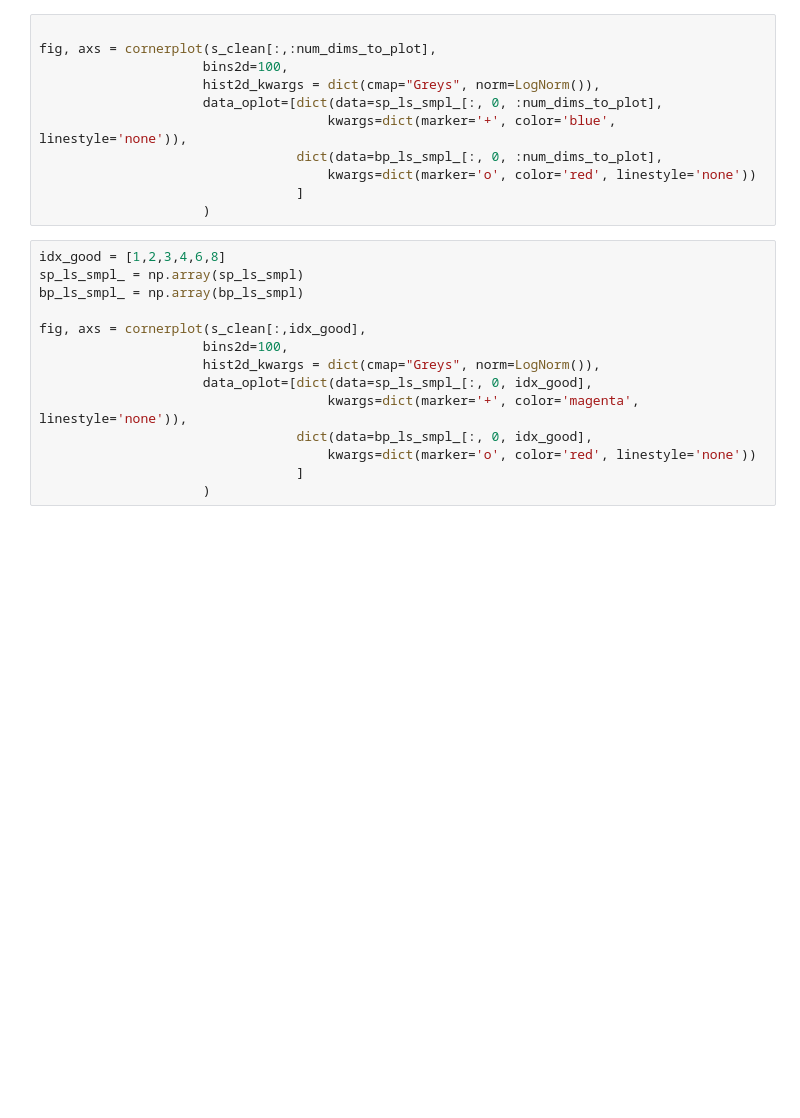
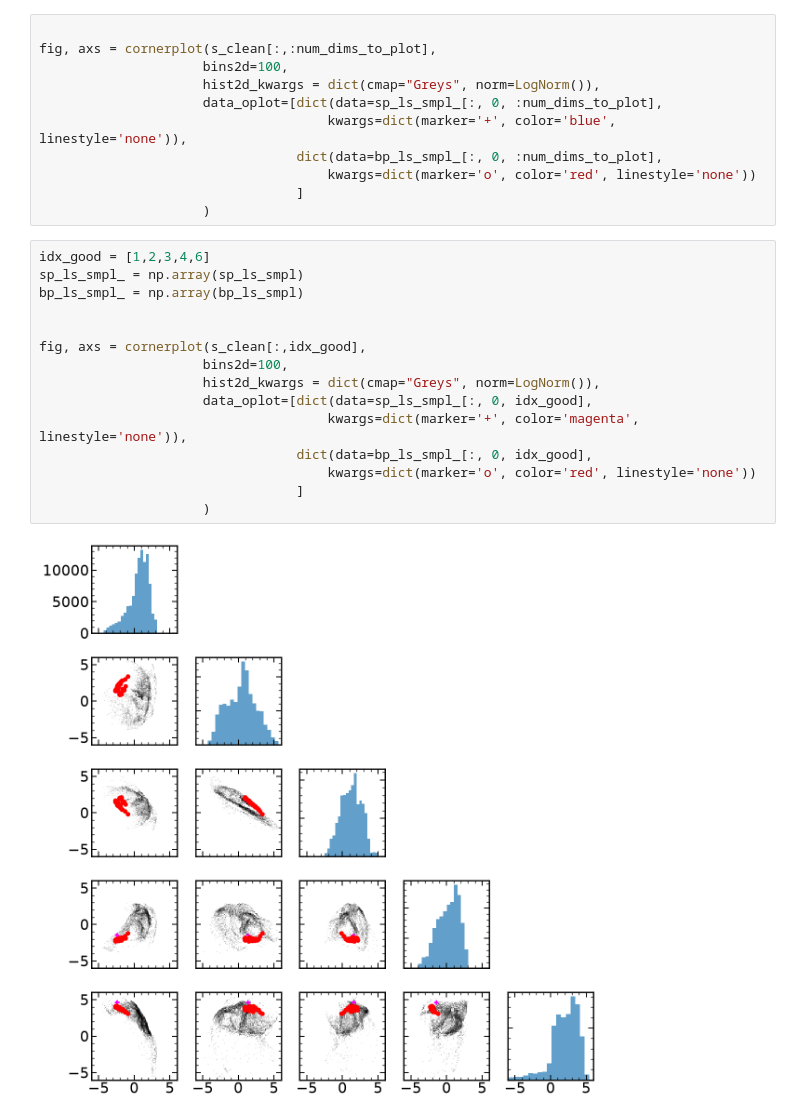
Before and after one commit to astrodeepnet/vae_mpoe, a Jupyter notebook: latent_space_distr.ipynb, the cells around one changed output. Saved outputs shown, nothing was run; the diff lists cells and outputs as text; blank space fills up the shorter version.

```diff
--- a/latent_space_distr.ipynb
+++ b/latent_space_distr.ipynb
@@ -804,16 +810,19 @@ fig, axs = cornerplot(s_clean[:,:num_dims_to_plot],
                                  ]
                      )
 # %%
-idx_good = [1,2,3,4,6,8]
+idx_good = [1,2,3,4,6]
 sp_ls_smpl_ = np.array(sp_ls_smpl)
 bp_ls_smpl_ = np.array(bp_ls_smpl)
+
 
 fig, axs = cornerplot(s_clean[:,idx_good],
                      bins2d=100,
                      hist2d_kwargs = dict(cmap="Greys", norm=LogNorm()),
                      data_oplot=[dict(data=sp_ls_smpl_[:, 0, idx_good],
                                      kwargs=dict(marker='+', color='magenta', linestyle='none')),
                                  dict(data=bp_ls_smpl_[:, 0, idx_good],
                                      kwargs=dict(marker='o', color='red', linestyle='none'))
                                  ]
                      )
+# %% [output]
+[figure, added]
```
Also changed, not shown: parts of 11 cells of this notebook, 4 other files.
